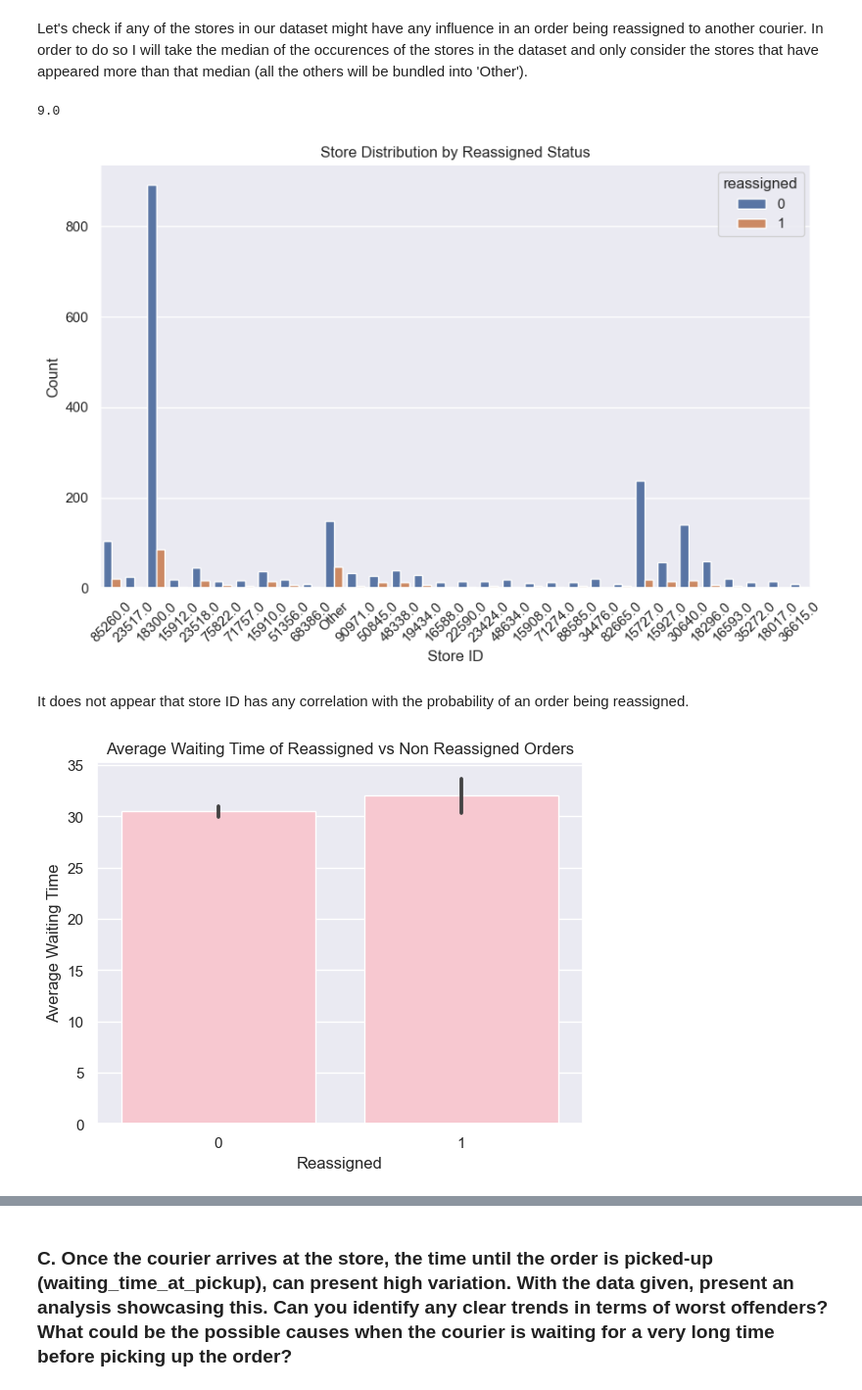
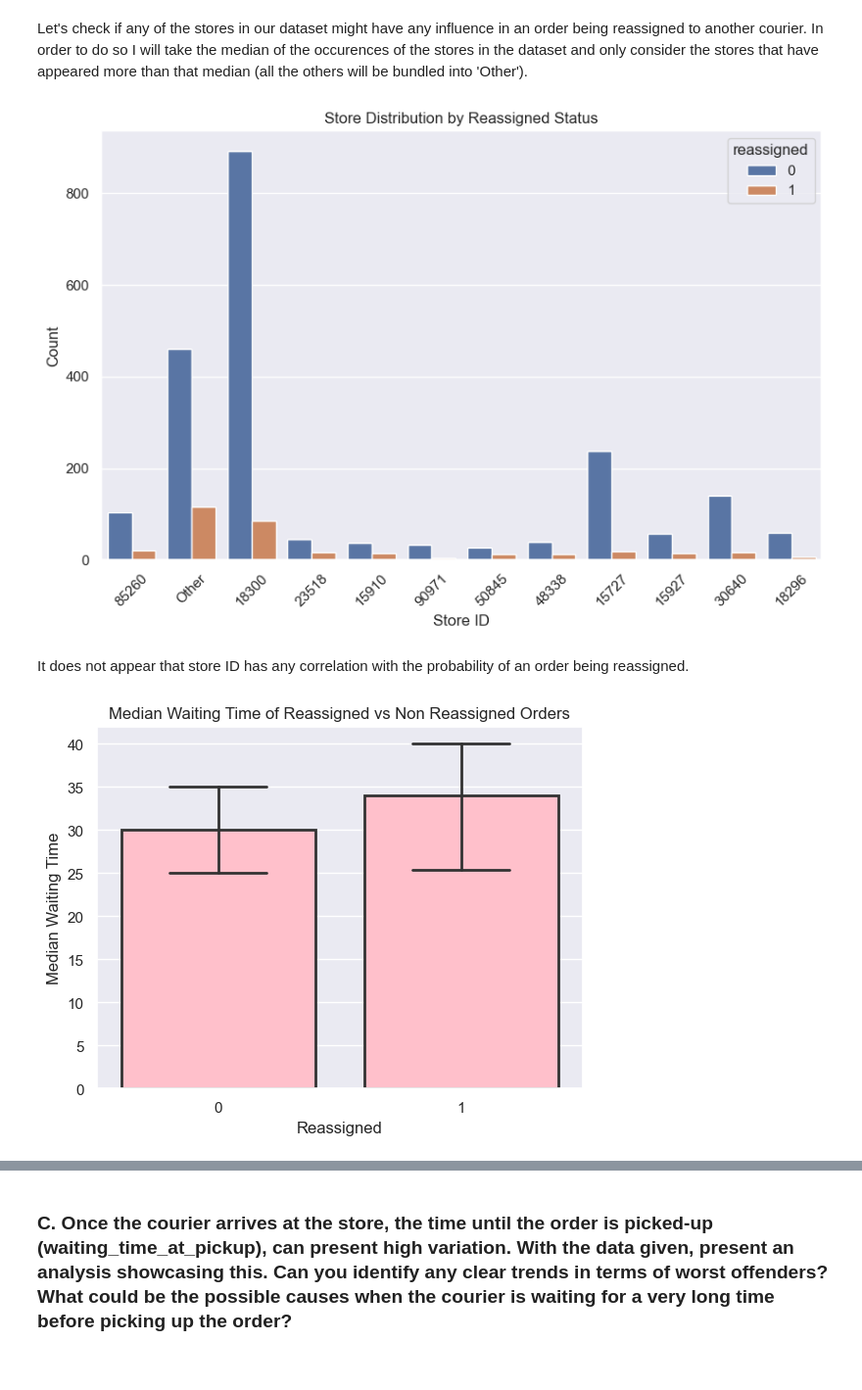
Before and after one commit to jorgecompleto/Fintech-Payments, a Jupyter notebook: Business_Case.ipynb, the cells around one changed output, grey strips where cells are left out. Shown: that part at 98% size. Cells and saved outputs as stored; diff of their text form; code cells hidden in the pictures.

```diff
--- a/Business_Case.ipynb
+++ b/Business_Case.ipynb
@@ -138,3 +138,9 @@ All the instances from store_address_id being NaN derive from QUIERO order. Thes
+# %%
+# Replace NaNs with 0
+df["store_address_id"].fillna(0, inplace=True)
+
+# Transform the store_address_id into a integer
+df["store_address_id"] = df["store_address_id"].astype(int)
 # %%
 df.isna().mean()
 # %% [output]
@@ -496,17 +514,13 @@ This might indicate that when the delivery is further than 5km, couriers tend to
 #### Reassigned vs Store_ID
 # %% [markdown]
 Let's check if any of the stores in our dataset might have any influence in an order being reassigned to another courier. In order to do so I will take the median of the occurences of the stores in the dataset and only consider the stores that have appeared more than that median (all the others will be bundled into 'Other').
-# %%
-df.store_address_id.value_counts().median()
-# %% [output]
-9.0
 # %%
 # Count the number of instances of each store ID
 store_counts = df.store_address_id.value_counts()
 
 # Create a list of store IDs that appear more than the median of occurences
 stores_to_keep = store_counts[
-    store_counts > df.store_address_id.value_counts().median()
+    store_counts > df.store_address_id.value_counts().mean()
 ].index
 
 # Group stores with fewer than the median cases into 'Other'
@@ -524,15 +538,28 @@ plt.ylabel("Count")
 plt.xticks(rotation=45)
 plt.show()
 # %% [output]
-[figure, old version]
+[figure, new version]
 # %% [markdown]
 It does not appear that store ID has any correlation with the probability of an order being reassigned.
 # %%
-sns.barplot(x="reassigned", y="Total Time", data=df, color="pink", estimator="mean")
-plt.title("Average Waiting Time of Reassigned vs Non Reassigned Orders")
+sns.barplot(
+    x="reassigned",
+    y="Total Time",
+    data=df,
+    color="pink",
+    estimator="median",
+    saturation=1,
+    errorbar=("pi", 30),
+    capsize=0.4,
+    errcolor=".2",
+    linewidth=2,
+    errwidth=2,
+    edgecolor=".2",
+)
+plt.title("Median Waiting Time of Reassigned vs Non Reassigned Orders")
 plt.xlabel("Reassigned")
-plt.ylabel("Average Waiting Time")
+plt.ylabel("Median Waiting Time")
 plt.show()
 # %% [output]
-[figure, old version]
+[figure, new version]
 # %% [markdown]
```
Also changed, not shown: parts of 17 cells of this notebook.
